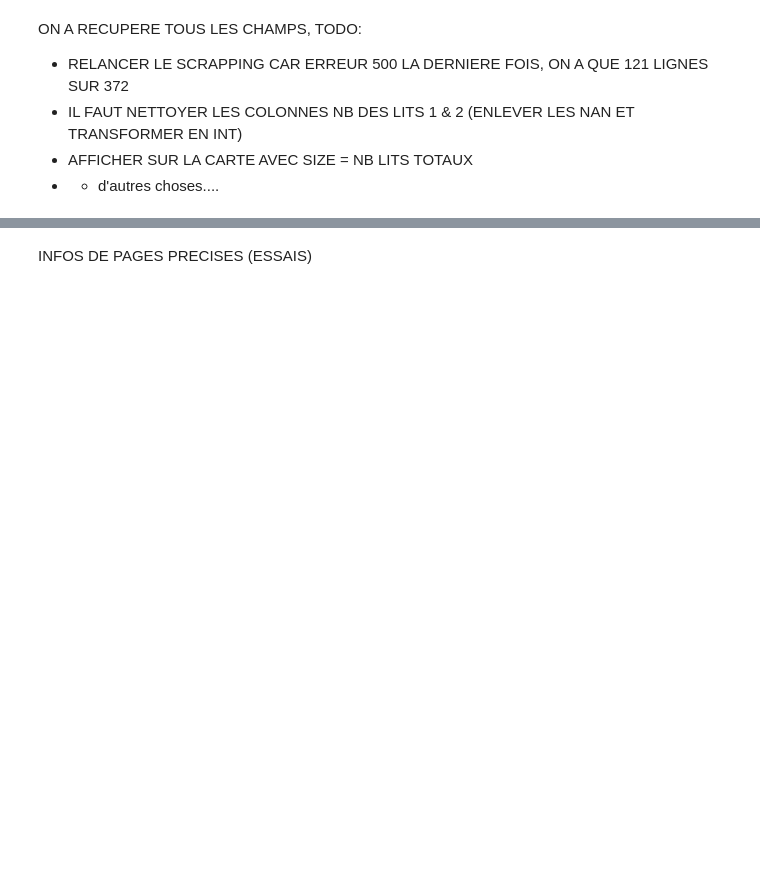
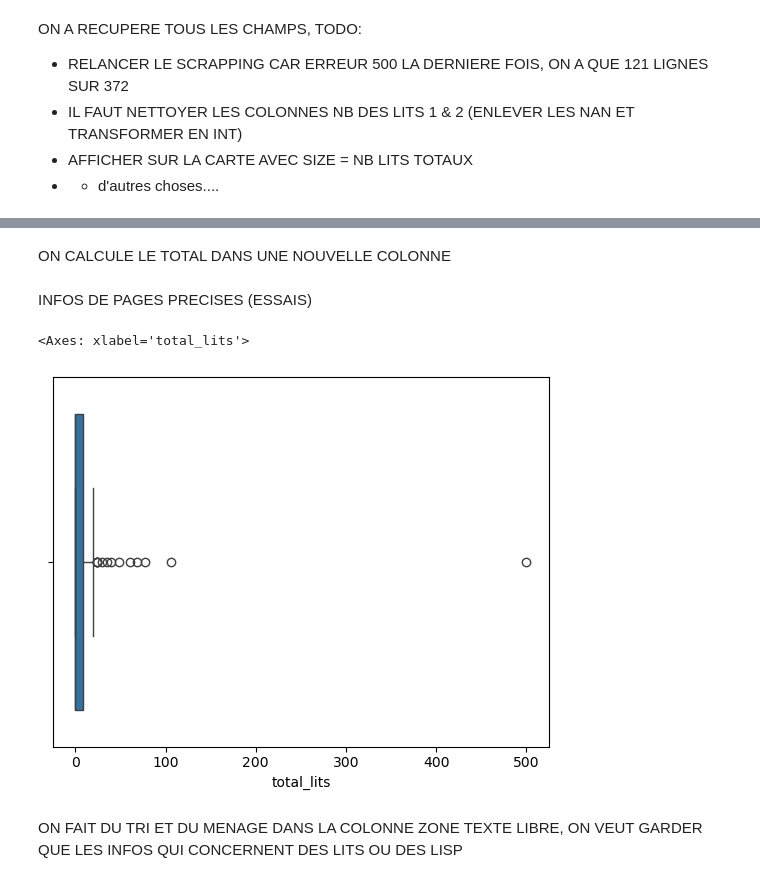
Before and after one commit to charlesmitt/exercices_jedha_python, a Jupyter notebook: Exercices perso/Soins palliatifs/scraping.ipynb, the cells around one changed output, grey strips where cells are left out. Saved outputs shown, nothing was run; the diff lists cells and outputs as text; code cells hidden in the pictures; blank space fills up the shorter version.

```diff
--- a/Exercices perso/Soins palliatifs/scraping.ipynb
+++ b/Exercices perso/Soins palliatifs/scraping.ipynb
@@ -282,2 +256,15 @@ TODO:
+# %%
+df['Nombre des lits'] = df['Nombre des lits'].apply(lambda x: '0' if x=="nan" else x)
+df['Nombre des lits_2'] = df['Nombre des lits_2'].apply(lambda x: '0' if x=="nan" else x)
+# %%
+df['Nombre des lits'] = df['Nombre des lits'].apply(lambda x: x.split('.')[0])
+df['Nombre des lits_2'] = df['Nombre des lits_2'].apply(lambda x: x.split('.')[0])
+# %%
+df['Nombre des lits'] = df['Nombre des lits'].astype('int64')
+df['Nombre des lits_2'] = df['Nombre des lits_2'].astype('int64')
+# %% [markdown]
+ON CALCULE LE TOTAL DANS UNE NOUVELLE COLONNE
+# %%
+df["total_lits"] = df.apply(lambda x: x['Nombre des lits']+x['Nombre des lits_2'], axis=1)
 # %%
 
@@ -287,3 +274,12 @@ fig.update_layout(title_x=0.5)
 fig.show()
 # %% [markdown]
 INFOS DE PAGES PRECISES (ESSAIS)
+# %%
+import seaborn as sns
+
+sns.boxplot(df, x='total_lits')
+# %% [output]
+<Axes: xlabel='total_lits'>
+[figure, added]
+# %% [markdown]
+ON FAIT DU TRI ET DU MENAGE DANS LA COLONNE ZONE TEXTE LIBRE, ON VEUT GARDER QUE LES INFOS QUI CONCERNENT DES LITS OU DES LISP
```
Also changed, not shown: parts of 20 cells of this notebook, 2 other files.
